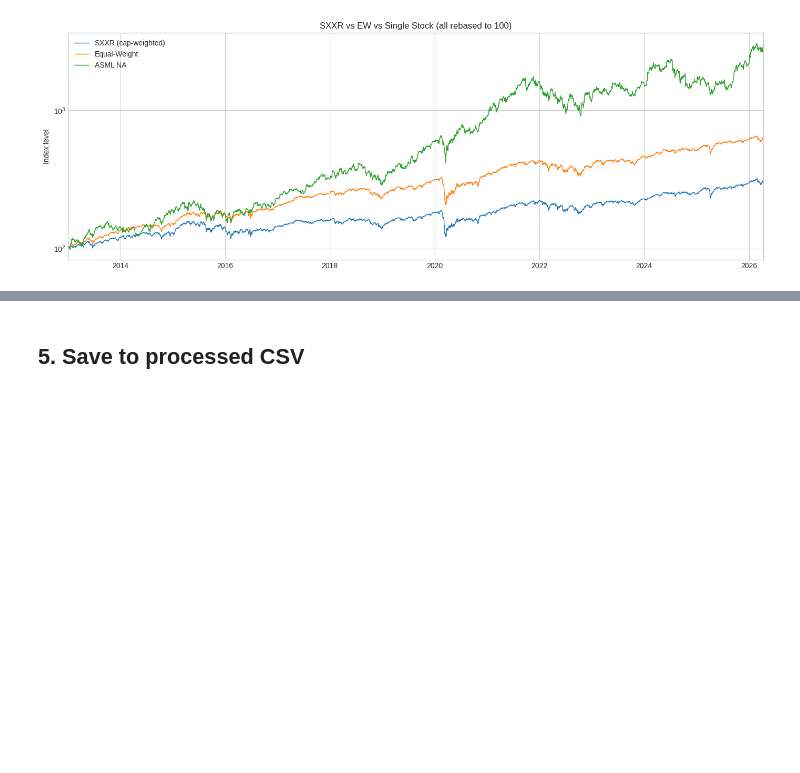
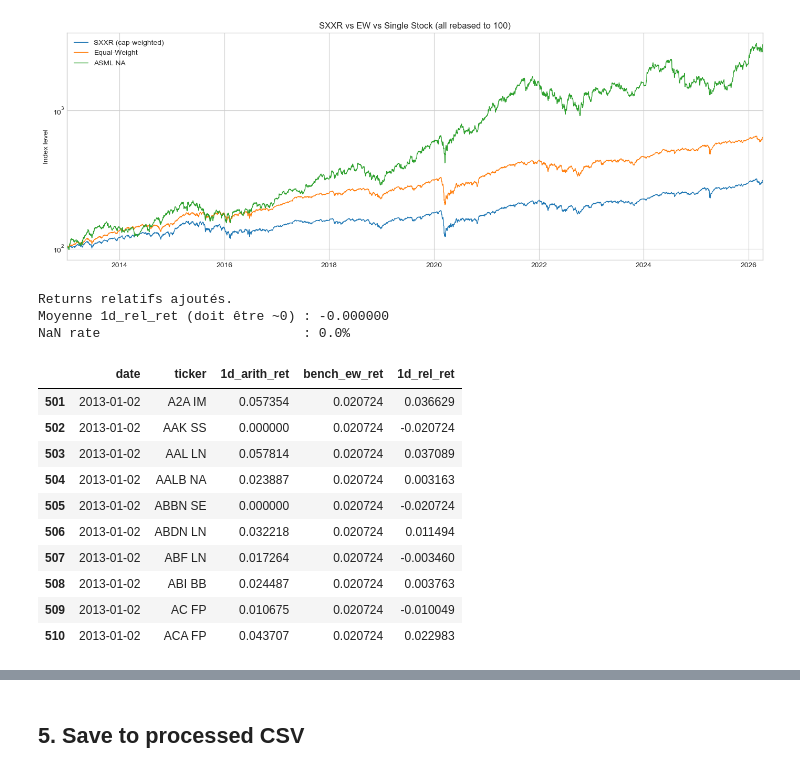
Before and after one commit to VNAZZARENO/Pergam_MSc_2026, a Jupyter notebook: notebooks/01_data_loading.ipynb, the cells around one changed output, grey strips where cells are left out. Saved outputs shown, nothing was run; the diff lists cells and outputs as text; code cells hidden in the pictures; blank space fills up the shorter version.

```diff
--- a/notebooks/01_data_loading.ipynb
+++ b/notebooks/01_data_loading.ipynb
@@ -47,12 +49,11 @@ SXXR index  : 3464 dates
 ## 2. Convert to long format & add features
 # %%
 # Melt wide -> long: (date, ticker, price)
-df = (
+df =(
     prices_wide
-    .stack(future_stack=True)
+    .stack()                    # pas de future_stack
     .reset_index()
-    .rename(columns={"level_1": "ticker", 0: "price"})
-)
+    .rename(columns={"level_1": "ticker", 0: "price"}))
 df = df.dropna(subset=["price"]).sort_values(["ticker", "date"]).reset_index(drop=True)
 print(f"Long format : {len(df):,} rows  |  {df['ticker'].nunique()} tickers")
 df.head()
@@ -247,3 +248,44 @@ plt.tight_layout()
 plt.show()
 # %% [output]
 [figure]
+# %%
+# ── Section 4b : Returns relatifs (idiosyncratiques) ──────────────────────────
+# Formule du return relatif  : r_relatif_i_t = r_stock_i_t - r_benchmark_t
+# on utilise le benchmark à t-1 pour éviter le lookahead bias
+
+
+# ── Benchmark equal-weight : moyenne des 1d_arith_ret à chaque date ───────────
+bench_ew = (
+    df.groupby("date")["1d_arith_ret"]
+    .mean()
+    .rename("bench_ew_ret")
+)
+
+# ── Merger le benchmark sur le panel long ─────────────────────────────────────
+df = df.merge(bench_ew, on="date", how="left")
+
+# ── Return relatif = return stock - return benchmark (même date) ──────────────
+# Note : en production on shifterait le benchmark d'un jour
+# mais ici on garde t pour la cohérence du panel
+df["1d_rel_ret"] = df["1d_arith_ret"] - df["bench_ew_ret"]
+
+# ── Vérification ──────────────────────────────────────────────────────────────
+print("Returns relatifs ajoutés.")
+print(f"Moyenne 1d_rel_ret (doit être ~0) : {df['1d_rel_ret'].mean():.6f}")
+print(f"NaN rate                          : {df['1d_rel_ret'].isna().mean():.1%}")
+df[["date", "ticker", "1d_arith_ret", "bench_ew_ret", "1d_rel_ret"]].dropna().head(10)
+# %% [output]
+Returns relatifs ajoutés.
+Moyenne 1d_rel_ret (doit être ~0) : -0.000000
+NaN rate                          : 0.0%
+|  | date | ticker | 1d_arith_ret | bench_ew_ret | 1d_rel_ret |
+| 501 | 2013-01-02 | A2A IM | 0.057354 | 0.020724 | 0.036629 |
+| 502 | 2013-01-02 | AAK SS | 0.000000 | 0.020724 | -0.020724 |
+| 503 | 2013-01-02 | AAL LN | 0.057814 | 0.020724 | 0.037089 |
+| 504 | 2013-01-02 | AALB NA | 0.023887 | 0.020724 | 0.003163 |
+| 505 | 2013-01-02 | ABBN SE | 0.000000 | 0.020724 | -0.020724 |
+| 506 | 2013-01-02 | ABDN LN | 0.032218 | 0.020724 | 0.011494 |
+| 507 | 2013-01-02 | ABF LN | 0.017264 | 0.020724 | -0.003460 |
+| 508 | 2013-01-02 | ABI BB | 0.024487 | 0.020724 | 0.003763 |
+| 509 | 2013-01-02 | AC FP | 0.010675 | 0.020724 | -0.010049 |
+| 510 | 2013-01-02 | ACA FP | 0.043707 | 0.020724 | 0.022983 |
```
Also changed, not shown: parts of 5 cells of this notebook.
